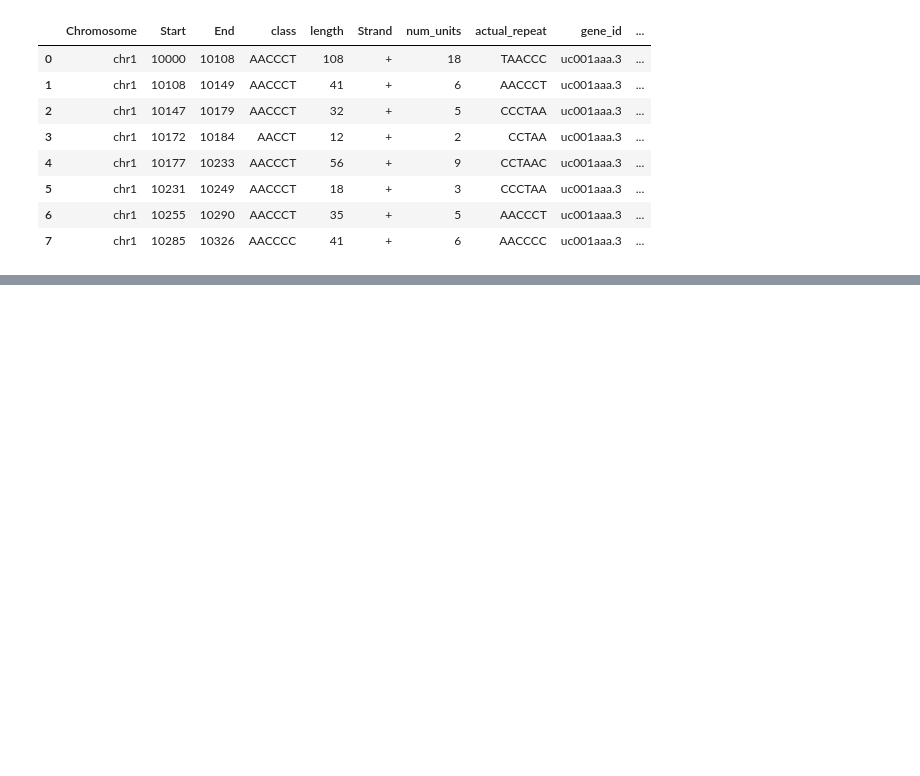
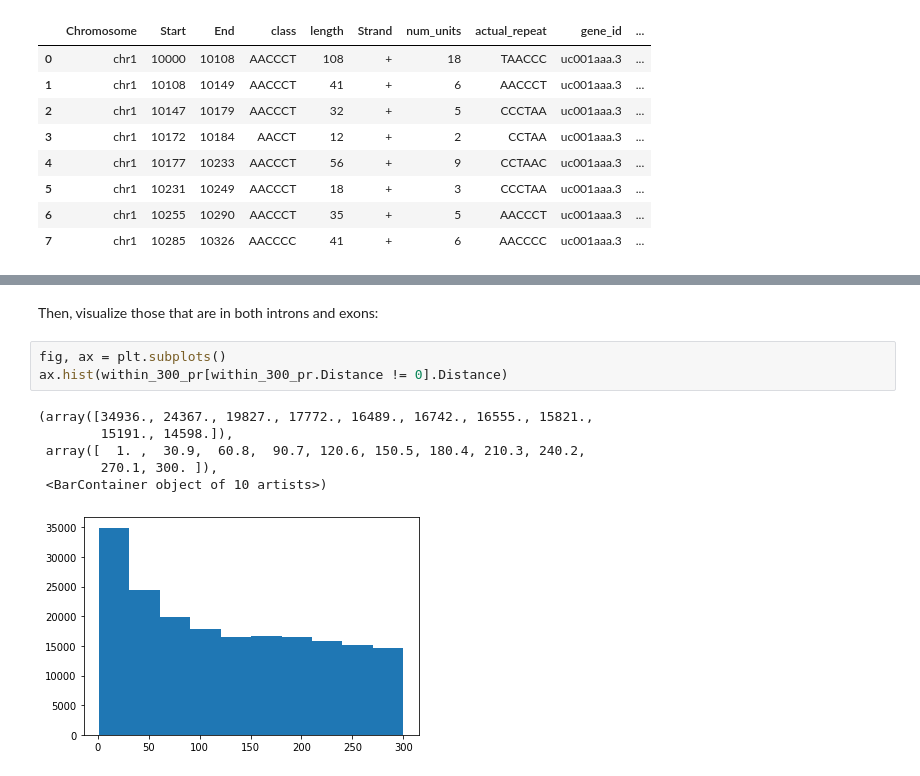
Before and after one commit to galambosd/burge_rotation, a Jupyter notebook: str_near_splice.ipynb, the cells around one changed output, grey strips where cells are left out. Saved outputs shown, nothing was run; the diff lists cells and outputs as text; blank space fills up the shorter version.

```diff
--- a/str_near_splice.ipynb
+++ b/str_near_splice.ipynb
@@ -186,0 +202,12 @@ Then, get everything
+# %% [markdown]
+Then, visualize those that are in both introns and exons:
+# %%
+fig, ax = plt.subplots()
+ax.hist(within_300_pr[within_300_pr.Distance != 0].Distance)
+# %% [output]
+(array([34936., 24367., 19827., 17772., 16489., 16742., 16555., 15821.,
+        15191., 14598.]),
+ array([  1. ,  30.9,  60.8,  90.7, 120.6, 150.5, 180.4, 210.3, 240.2,
+        270.1, 300. ]),
+ <BarContainer object of 10 artists>)
+[figure, added]
```
Also changed, not shown: parts of 9 cells of this notebook.
